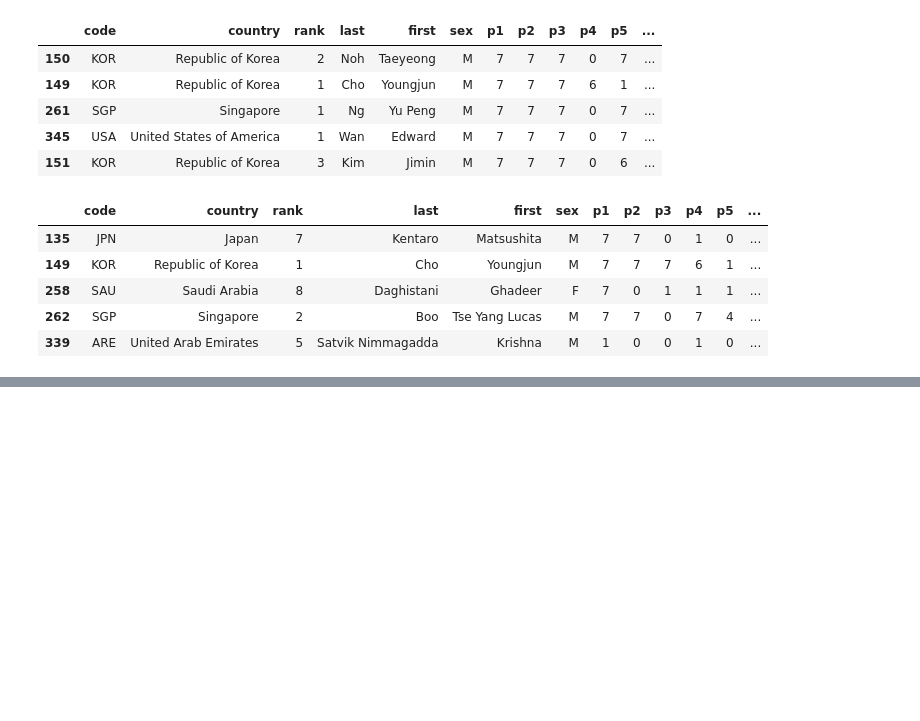
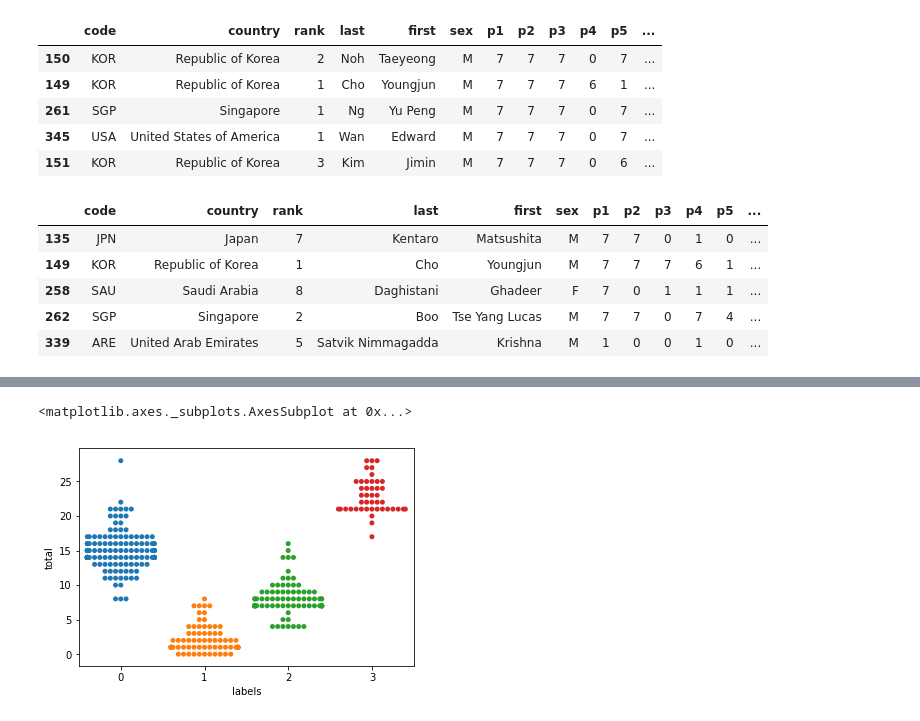
Before and after one commit to leomtz/apmowebsite, a Jupyter notebook: data/EDA_2019.ipynb, the cells around one changed output, grey strips where cells are left out. Drawn from its saved outputs; the diff is of its cells as text; code cells hidden in the pictures; blank space fills up the shorter version.

```diff
--- a/data/EDA_2019.ipynb
+++ b/data/EDA_2019.ipynb
@@ -237,0 +257,5 @@ df[df.p4>0]
+# %%
+model=KMeans(n_clusters=4)
+model.fit(probs)
+labels=model.labels_
+df['labels']=labels
@@ -237,0 +270,5 @@ df[df.p4>0]
+# %%
+sns.swarmplot(x='labels', y='total', data=df)
+# %% [output]
+<matplotlib.axes._subplots.AxesSubplot at 0x...>
+[figure, added]
```
Also changed, not shown: parts of 8 cells of this notebook, 7 other files.
